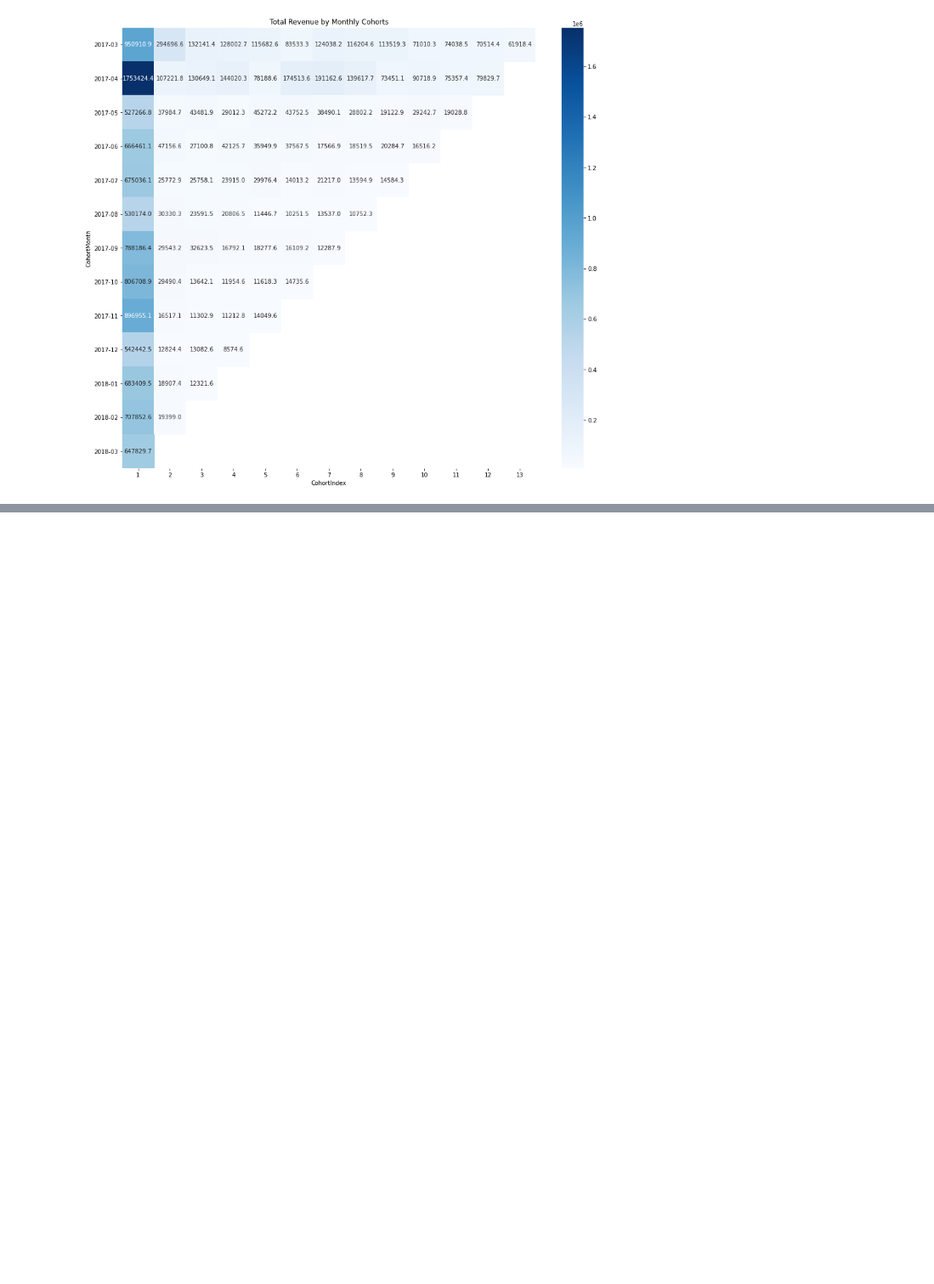
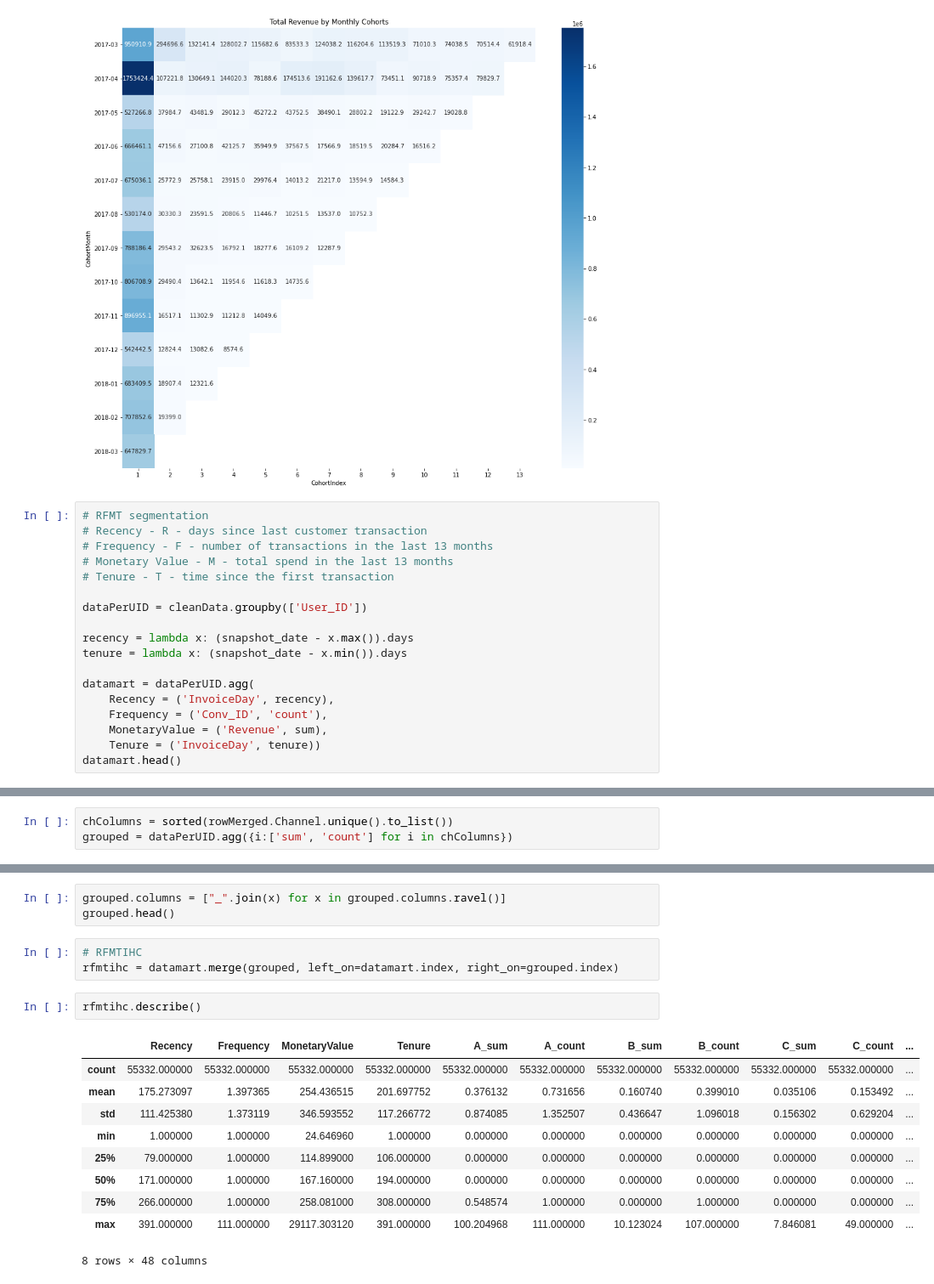
Before and after one commit to ahmedgehad/h_ams, a Jupyter notebook: jnp_trials.ipynb, the cells around one changed output, grey strips where cells are left out. Shown: that part at 85% size. Drawn from its saved outputs; the diff is of its cells as text; blank space fills up the shorter version.

```diff
--- a/jnp_trials.ipynb
+++ b/jnp_trials.ipynb
@@ -322,3 +356,21 @@ plt.yticks(rotation=0)
 plt.show()
 # %% [output]
 [figure]
+# %%
+# RFMT segmentation
+# Recency - R - days since last customer transaction
+# Frequency - F - number of transactions in the last 13 months
+# Monetary Value - M - total spend in the last 13 months
+# Tenure - T - time since the first transaction
+
+dataPerUID = cleanData.groupby(['User_ID'])
+
+recency = lambda x: (snapshot_date - x.max()).days
+tenure = lambda x: (snapshot_date - x.min()).days
+
+datamart = dataPerUID.agg(
+    Recency = ('InvoiceDay', recency),
+    Frequency = ('Conv_ID', 'count'),
+    MonetaryValue = ('Revenue', sum),
+    Tenure = ('InvoiceDay', tenure))
+datamart.head()
@@ -324,0 +385,3 @@ plt.show()
+# %%
+chColumns = sorted(rowMerged.Channel.unique().to_list())
+grouped = dataPerUID.agg({i:['sum', 'count'] for i in chColumns})
@@ -324,0 +408,19 @@ plt.show()
+# %%
+grouped.columns = ["_".join(x) for x in grouped.columns.ravel()]
+grouped.head()
+# %%
+# RFMTIHC
+rfmtihc = datamart.merge(grouped, left_on=datamart.index, right_on=grouped.index)
+# %%
+rfmtihc.describe()
+# %% [output]
+|  | Recency | Frequency | MonetaryValue | Tenure | A_sum | A_count | B_sum | B_count | C_sum | C_count | ... |
+| count | 55332.000000 | 55332.000000 | 55332.000000 | 55332.000000 | 55332.000000 | 55332.000000 | 55332.000000 | 55332.000000 | 55332.000000 | 55332.000000 | ... |
+| mean | 175.273097 | 1.397365 | 254.436515 | 201.697752 | 0.376132 | 0.731656 | 0.160740 | 0.399010 | 0.035106 | 0.153492 | ... |
+| std | 111.425380 | 1.373119 | 346.593552 | 117.266772 | 0.874085 | 1.352507 | 0.436647 | 1.096018 | 0.156302 | 0.629204 | ... |
+| min | 1.000000 | 1.000000 | 24.646960 | 1.000000 | 0.000000 | 0.000000 | 0.000000 | 0.000000 | 0.000000 | 0.000000 | ... |
+| 25% | 79.000000 | 1.000000 | 114.899000 | 106.000000 | 0.000000 | 0.000000 | 0.000000 | 0.000000 | 0.000000 | 0.000000 | ... |
+| 50% | 171.000000 | 1.000000 | 167.160000 | 194.000000 | 0.000000 | 0.000000 | 0.000000 | 0.000000 | 0.000000 | 0.000000 | ... |
+| 75% | 266.000000 | 1.000000 | 258.081000 | 308.000000 | 0.548574 | 1.000000 | 0.000000 | 1.000000 | 0.000000 | 0.000000 | ... |
+| max | 391.000000 | 111.000000 | 29117.303120 | 391.000000 | 100.204968 | 111.000000 | 10.123024 | 107.000000 | 7.846081 | 49.000000 | ... |
+8 rows × 48 columns
```
Also changed, not shown: parts of 5 cells of this notebook, 4 other files.
